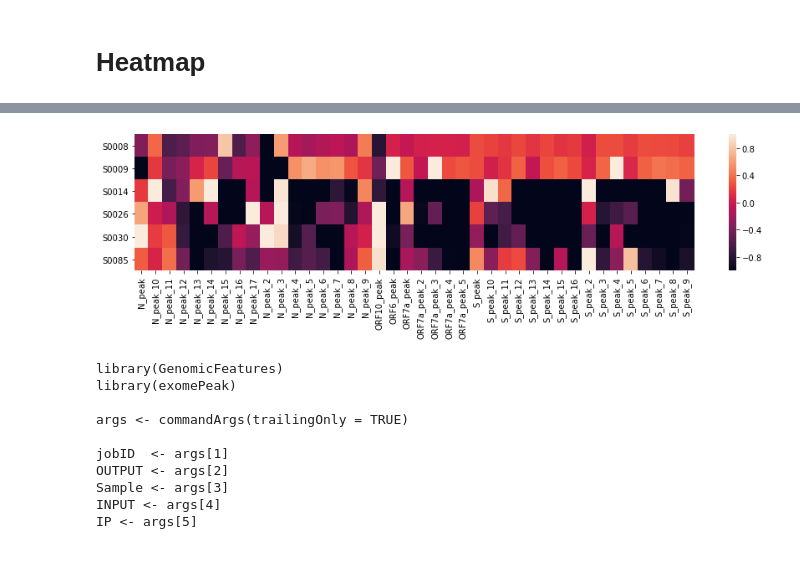
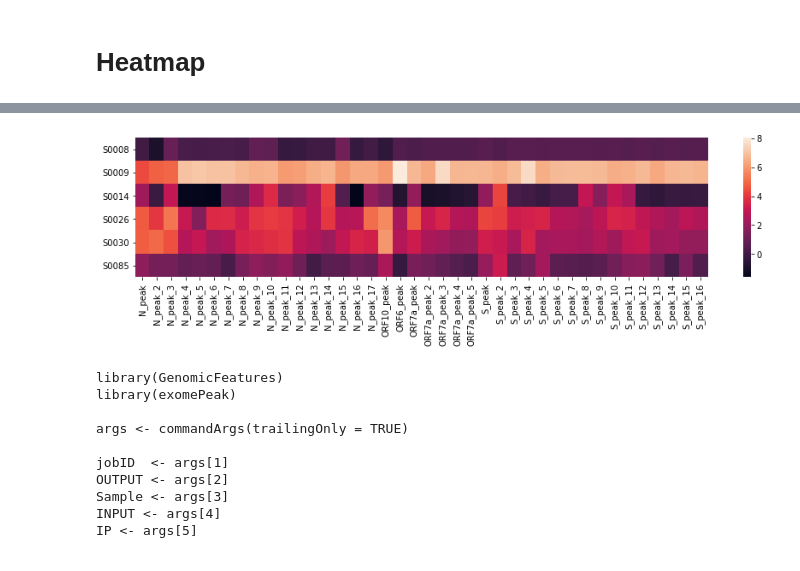
Before and after one commit to goodarzilab/Abe, a Jupyter notebook: Projects/COVID19_m6A/notebook.ipynb, the cells around one changed output, grey strips where cells are left out. Saved outputs shown, nothing was run; the diff lists cells and outputs as text; code cells hidden in the pictures.

```diff
--- a/Projects/COVID19_m6A/notebook.ipynb
+++ b/Projects/COVID19_m6A/notebook.ipynb
@@ -146,7 +138,0 @@ qPCR
-# %%
-%%bash
-for f in virus_bam/*bam;
-	do base=`basename $f`;
-	out=${base/.bam/.fc};
-	bamToBed -i $f | intersectBed -split -s -wo -a - -b lowCt_peaks.c.bed | cut -f10 | sort | uniq -c | awk '{ print $2 "\t" $1}' > virus_count/$out;
-done
@@ -153,3 +177,14 @@ done
+# %%
+TotalHuman = [
+    27265564,5494336,29661556,4929218,43763364,3311182,43566924,6158908,29796918,14440762,
+    43006118,24413036,54371412,27204990,14192864,29314258,26978922,15559916,24242912,38225844]
+TotalVirus = [
+    85582,27248,12708,38676, 620804, 123786, 91730,17818, 2358,10136,
+    53880,275178,15216,151912,1688,11646,12854,49612,417736,1239296]
+Total_m6A_neg = [
+    15584,2306,1091,468,8138,345,13102,43, 1111,413,294,1345, 507, 670, 7349, 3426,1303,166,2421,2560]
+Total_m6A_pos = [
+    10389,137902,630,71585,6215,27266,10042,31815,803,60423,225,85991,268, 74193, 5932, 151970, 869, 283148, 1708, 168032]
 # %%
 import os
 import pandas as pd
@@ -184,2 +211,21 @@ res_df.to_csv('log2RIPvsIN.txt', sep='\t')
+# %%
+# log2 (RIP in peak / RIP total) / (IN in peak / IN total)
+res = np.log2(
+    (
+        # RIP / RIP ctrl
+        np.array(big_df)[:,np.array(range(1,len(Samples) * 2,2))] /
+        np.array(total) [0,np.array(range(1,len(Samples) * 2,2))]
+    ) / (
+        # IN / IN ctrl
+        np.array(big_df)[:,np.array(range(0,len(Samples) * 2,2))] /
+        np.array(total) [0,np.array(range(0,len(Samples) * 2,2))]
+    )
+)
+# final result
+res_df = pd.DataFrame(data=res, columns=Samples, index=Peak_names)
+reorder = [0] + list(range(9,17))+ list(range(1,9)) + list(range(17,24)) + [24] + list(range(32,40)) + list(range(25,32))
+res_df = res_df.iloc[reorder,:]
+
+res_df.to_csv('log2RIPvsIN.txt', sep='\t')
 # %% [markdown]
 # Heatmap
@@ -245,19 +275,18 @@ plt.show()
 # %%
 import seaborn as sns
 
 plt.figure(figsize=(15,3))
-heat_map = sns.heatmap(res_df[['S0008','S0009','S0014','S0026','S0030','S0085']].T,
-                       vmin=-1, vmax=1)
+heat_map = sns.heatmap(res_df[['S0008','S0009','S0014','S0026','S0030','S0085']].T)
 
 
 bottom, top = heat_map.get_ylim()
 heat_map.set_ylim(bottom + 0.5, top - 0.5)
 
 
 heat_map.set_yticklabels(heat_map.get_yticklabels(), rotation=0)
 plt.show()
 # %% [output]
-[figure, old version]
+[figure, new version]
 # %%
 cat _sh/exompeak.virus.R
 # %% [output]
```
Also changed, not shown: parts of 18 cells of this notebook, 11 other files.
